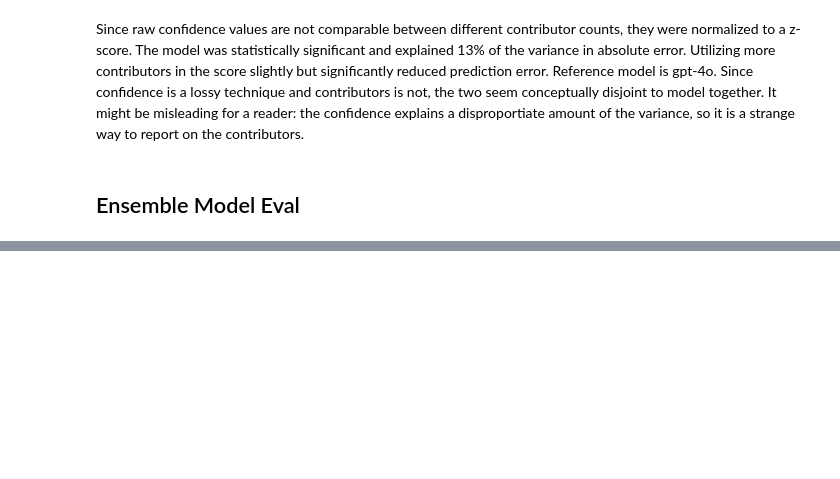
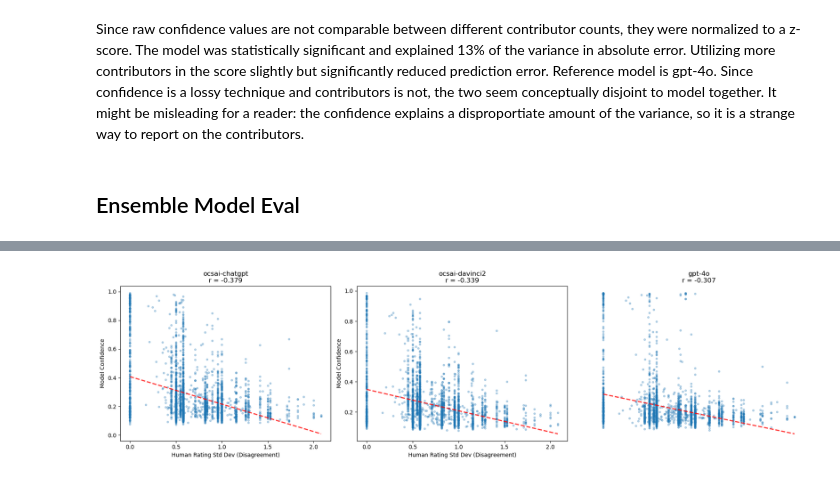
Before and after one commit to massivetexts/ocsai, a Jupyter notebook: notebooks/evaluation/LogProbsOcsai1.ipynb, the cells around one changed output, grey strips where cells are left out. Drawn from its saved outputs; the diff is of its cells as text; code cells hidden in the pictures; blank space fills up the shorter version.

Commit message:
Check in old code before refactoring

```diff
--- a/notebooks/evaluation/LogProbsOcsai1.ipynb
+++ b/notebooks/evaluation/LogProbsOcsai1.ipynb
@@ -591,0 +705,16 @@ ensemble.groupby('contributors').apply(evaluate)
+# %%
+# Merge with model confidence data
+# Use the 'long' dataframe which has all models and contributors
+long_with_human_var = long.merge(
+    ocsai_all_eng_uses[['prompt', 'response', 'rating_std']],
+    left_on=['item', 'response'],
+    right_on=['prompt', 'response'],
+    how='left'
+)
+
+# Check merge success
+print(f"Rows with human variance data: {long_with_human_var['rating_std'].notna().sum()} / {len(long_with_human_var)}")
+print(f"Percentage matched: {100 * long_with_human_var['rating_std'].notna().sum() / len(long_with_human_var):.1f}%")
+
+# Show sample
+long_with_human_var[long_with_human_var['rating_std'].notna()].sample(5)[['run', 'item', 'response', 'target', 'contributors', 'score', 'confidence', 'rating_std']]
@@ -591,0 +760,41 @@ ensemble.groupby('contributors').apply(evaluate)
+# %%
+# Visualize the relationship for multiple models
+import matplotlib.pyplot as plt
+
+fig, axes = plt.subplots(1, 3, figsize=(18, 5))
+axes = axes.flatten()
+
+for idx, model in enumerate(['ocsai-chatgpt', 'ocsai-davinci2', 'gpt-4o']):
+    ax = axes[idx]
+
+    # Get data for contributors=1
+    subset = long_with_human_var[
+        (long_with_human_var['run'] == model) &
+        (long_with_human_var['contributors'] == 1) &
+        (long_with_human_var['rating_std'].notna())
+    ].copy()
+
+    if len(subset) > 100:
+        # Scatter plot with transparency
+        ax.scatter(subset['rating_std'], subset['confidence'], alpha=0.3, s=10)
+        ax.set_xlabel('Human Rating Std Dev (Disagreement)')
+        ax.set_ylabel('Model Confidence')
+
+        # Add correlation to title
+        corr, _ = pearsonr(subset['confidence'], subset['rating_std'])
+        ax.set_title(f'{model}\nr = {corr:.3f}')
+
+        # Add trend line
+        z = np.polyfit(subset['rating_std'], subset['confidence'], 1)
+        p = np.poly1d(z)
+        x_line = np.linspace(subset['rating_std'].min(), subset['rating_std'].max(), 100)
+        ax.plot(x_line, p(x_line), "r--", alpha=0.8, linewidth=2)
+
+# Hide the last subplot if not used
+axes[-1].axis('off')
+
+plt.tight_layout()
+plt.savefig(data_dir / 'results' / 'confidence_vs_human_disagreement.png', dpi=150, bbox_inches='tight')
+plt.show()
+# %% [output]
+[figure, added]
```
Also changed, not shown: parts of 12 cells of this notebook, 1 other file.
